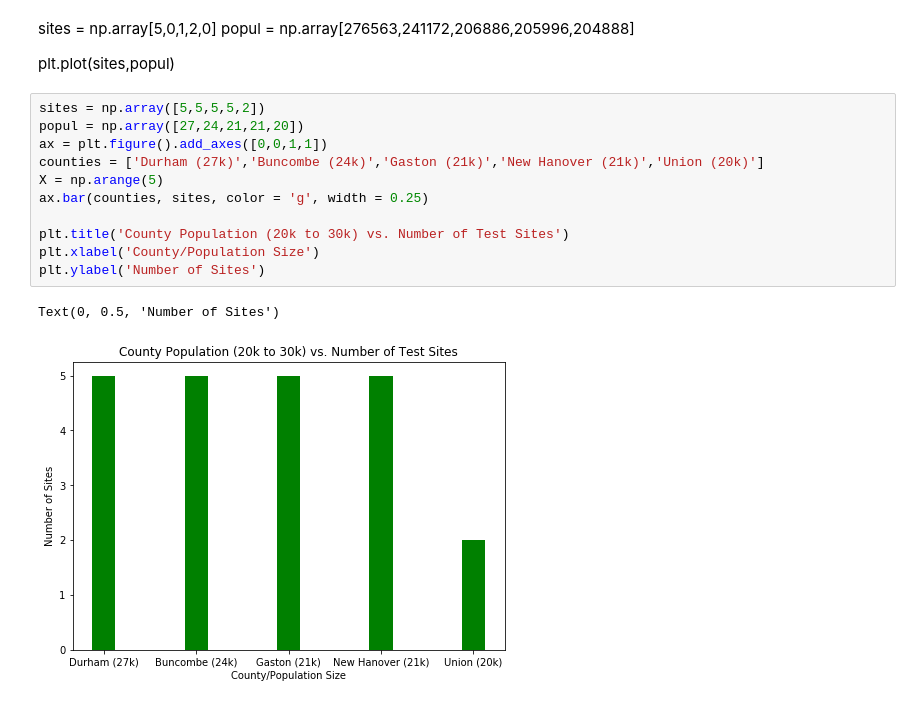
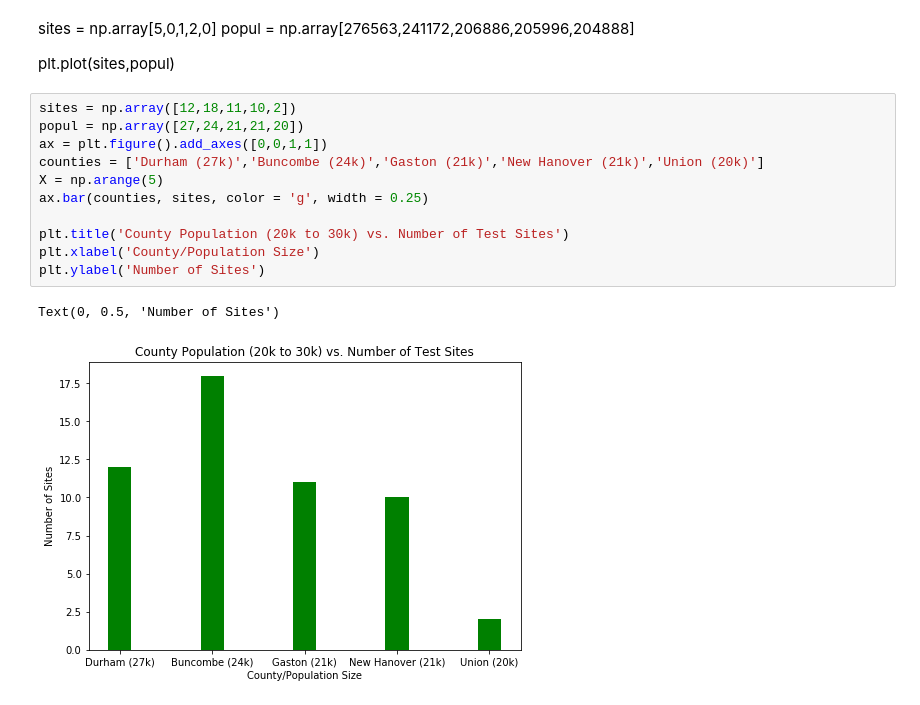
Before and after one commit to jqyang42/pikapixels, a Jupyter notebook: TestSitesRaceVisual_ECG.ipynb, the cells around one changed output. Saved outputs shown, nothing was run; the diff lists cells and outputs as text.

Commit message:
Fixed graph and found values for testing sites

```diff
--- a/TestSitesRaceVisual_ECG.ipynb
+++ b/TestSitesRaceVisual_ECG.ipynb
@@ -83,16 +83,16 @@ popul = np.array[276563,241172,206886,205996,204888]
 
 plt.plot(sites,popul)
 # %%
-sites = np.array([5,5,5,5,2])
+sites = np.array([12,18,11,10,2])
 popul = np.array([27,24,21,21,20])
 ax = plt.figure().add_axes([0,0,1,1])
 counties = ['Durham (27k)','Buncombe (24k)','Gaston (21k)','New Hanover (21k)','Union (20k)']
 X = np.arange(5)
 ax.bar(counties, sites, color = 'g', width = 0.25)
 
 plt.title('County Population (20k to 30k) vs. Number of Test Sites')
 plt.xlabel('County/Population Size')
 plt.ylabel('Number of Sites')
 # %% [output]
 Text(0, 0.5, 'Number of Sites')
-[figure, old version]
+[figure, new version]
```
Also changed, not shown: parts of 1 cell of this notebook.
